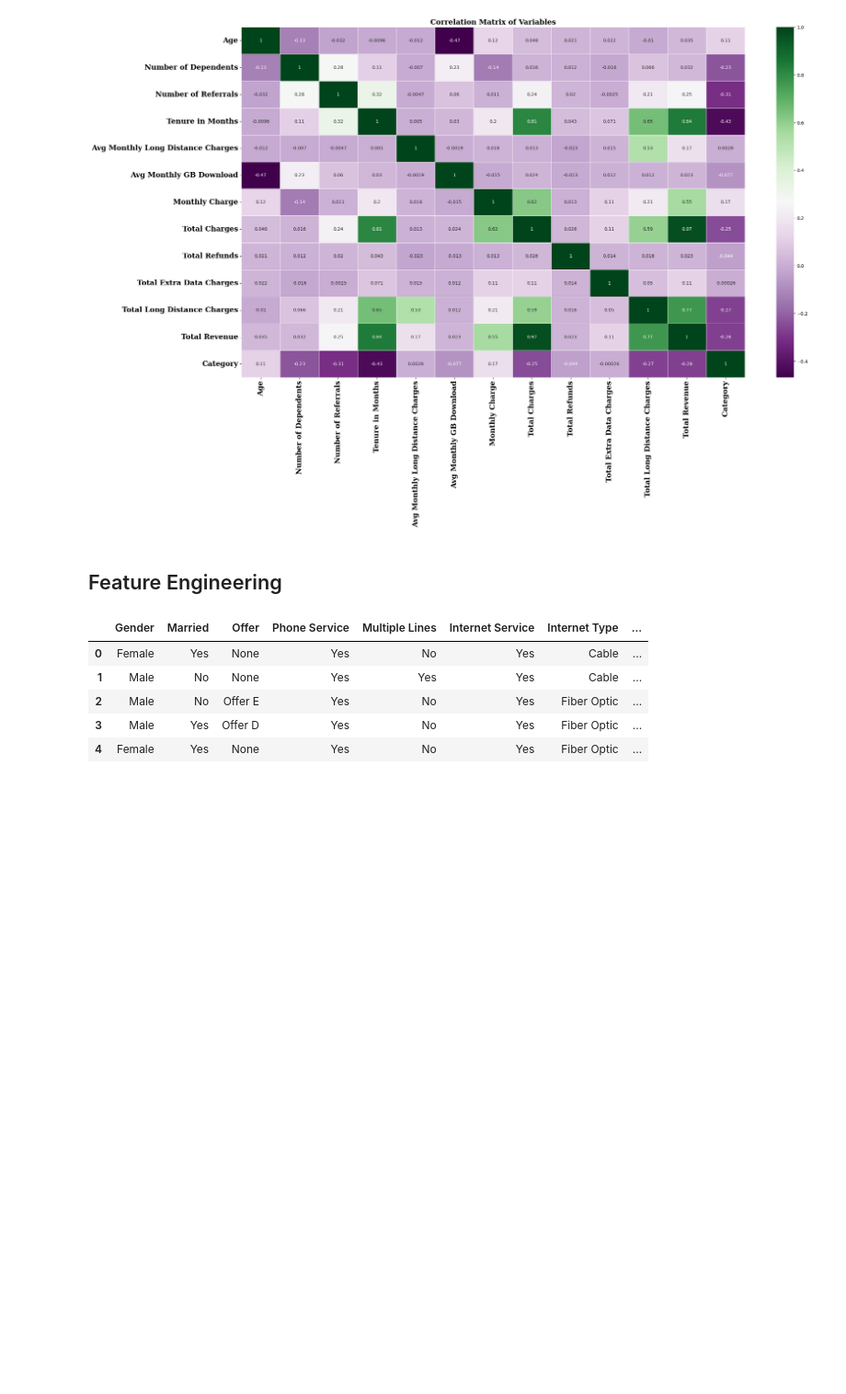
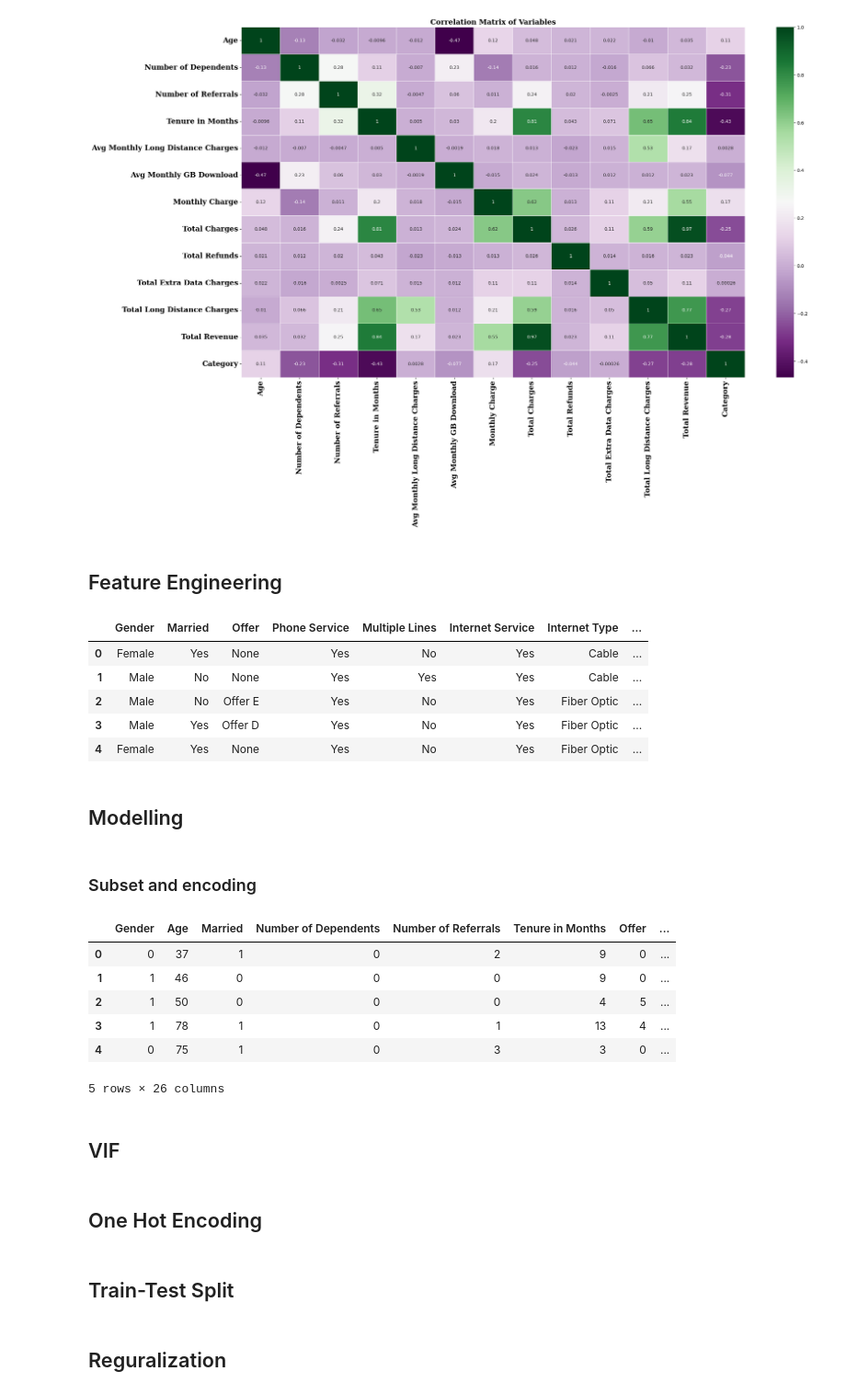
Before and after one commit to KoriMigan/Churn-Telecom-Project, a Jupyter notebook: index.ipynb, the cells around one changed output. Shown at 92% size. Cells and saved outputs as stored; diff of their text form; code cells hidden in the pictures; blank space fills up the shorter version.

Commit message:
Subsetting and Encoding

```diff
--- a/index.ipynb
+++ b/index.ipynb
@@ -569,3 +570,44 @@ df.select_dtypes(exclude='number').head()
 | 2 | Male | No | Offer E | Yes | No | Yes | Fiber Optic | ... |
 | 3 | Male | Yes | Offer D | Yes | No | Yes | Fiber Optic | ... |
 | 4 | Female | Yes | None | Yes | No | Yes | Fiber Optic | ... |
+# %% [markdown]
+## Modelling
+# %% [markdown]
+### Subset and encoding
+# %%
+def subset_and_encoding(data, subset_columns):
+    """
+    A function to subset the dataframe to specific columns and preprocess the subset columns by label encoding the subset columns and fit transforming the columns and returning a dataframe of subset and label encoded columns
+
+    Parameters:
+       data(DataFrame): input DataFrame
+       subset_columns: columns subset from DataFrame
+    """
+    # Create a copy of the DataFrame with specified columns
+    subset_df= data[subset_columns].copy()
+
+    # Label encode the categorical variables in the DataFrame
+    label_encoder= LabelEncoder()
+    # Loop through the columns in the subset columns to fit transform the columns
+    for column in subset_df.columns:
+        if subset_df[column].dtype == 'object':
+            subset_df[column] = label_encoder.fit_transform(subset_df[column])
+    return subset_df
+# %%
+# Specify columns to be subset
+subset_columns= ['Gender', 'Age', 'Married', 'Number of Dependents', 'Number of Referrals', 'Tenure in Months', 'Offer', 'Phone Service', 'Multiple Lines', 'Internet Service', 'Internet Type', 'Avg Monthly GB Download', 'Online Security', 'Online Backup', 'Device Protection Plan', 'Premium Tech Support', 'Streaming TV', 'Streaming Movies', 'Streaming Music', 'Unlimited Data', 'Contract', 'Paperless Billing', 'Payment Method', 'Total Refunds', 'Total Revenue', 'Customer Status']
+# Call function to subset and label encode
+subset_df= subset_and_encoding(df, subset_columns)
+subset_df.head()
+# %% [output]
+|  | Gender | Age | Married | Number of Dependents | Number of Referrals | Tenure in Months | Offer | ... |
+| 0 | 0 | 37 | 1 | 0 | 2 | 9 | 0 | ... |
+| 1 | 1 | 46 | 0 | 0 | 0 | 9 | 0 | ... |
+| 2 | 1 | 50 | 0 | 0 | 0 | 4 | 5 | ... |
+| 3 | 1 | 78 | 1 | 0 | 1 | 13 | 4 | ... |
+| 4 | 0 | 75 | 1 | 0 | 3 | 3 | 0 | ... |
+5 rows × 26 columns
+# %% [markdown]
+## VIF
+# %% [markdown]
+## One Hot Encoding
@@ -571,0 +617,4 @@ df.select_dtypes(exclude='number').head()
+# %% [markdown]
+## Train-Test Split
+# %% [markdown]
+## Reguralization
```
Also changed, not shown: parts of 6 cells of this notebook.
